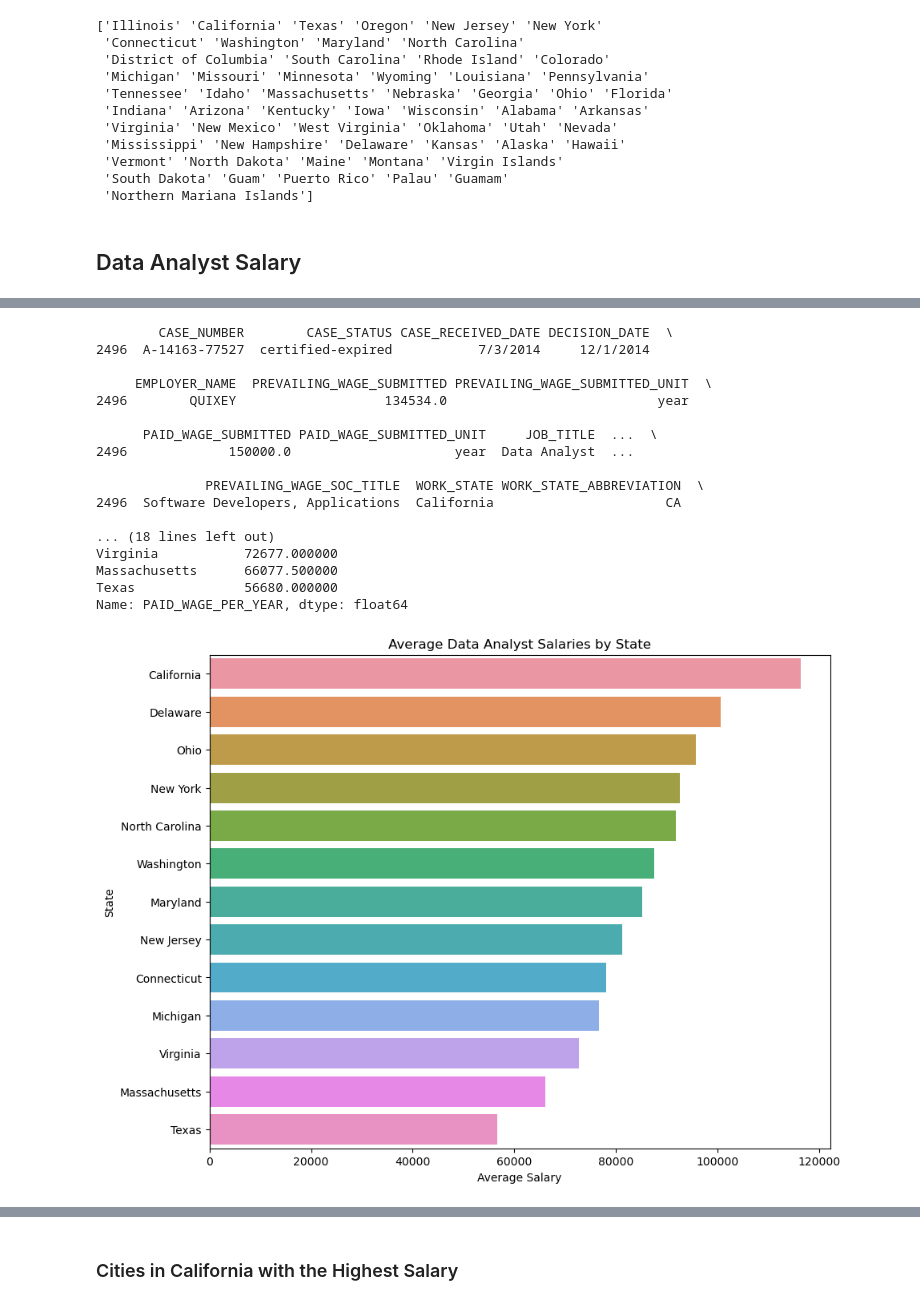
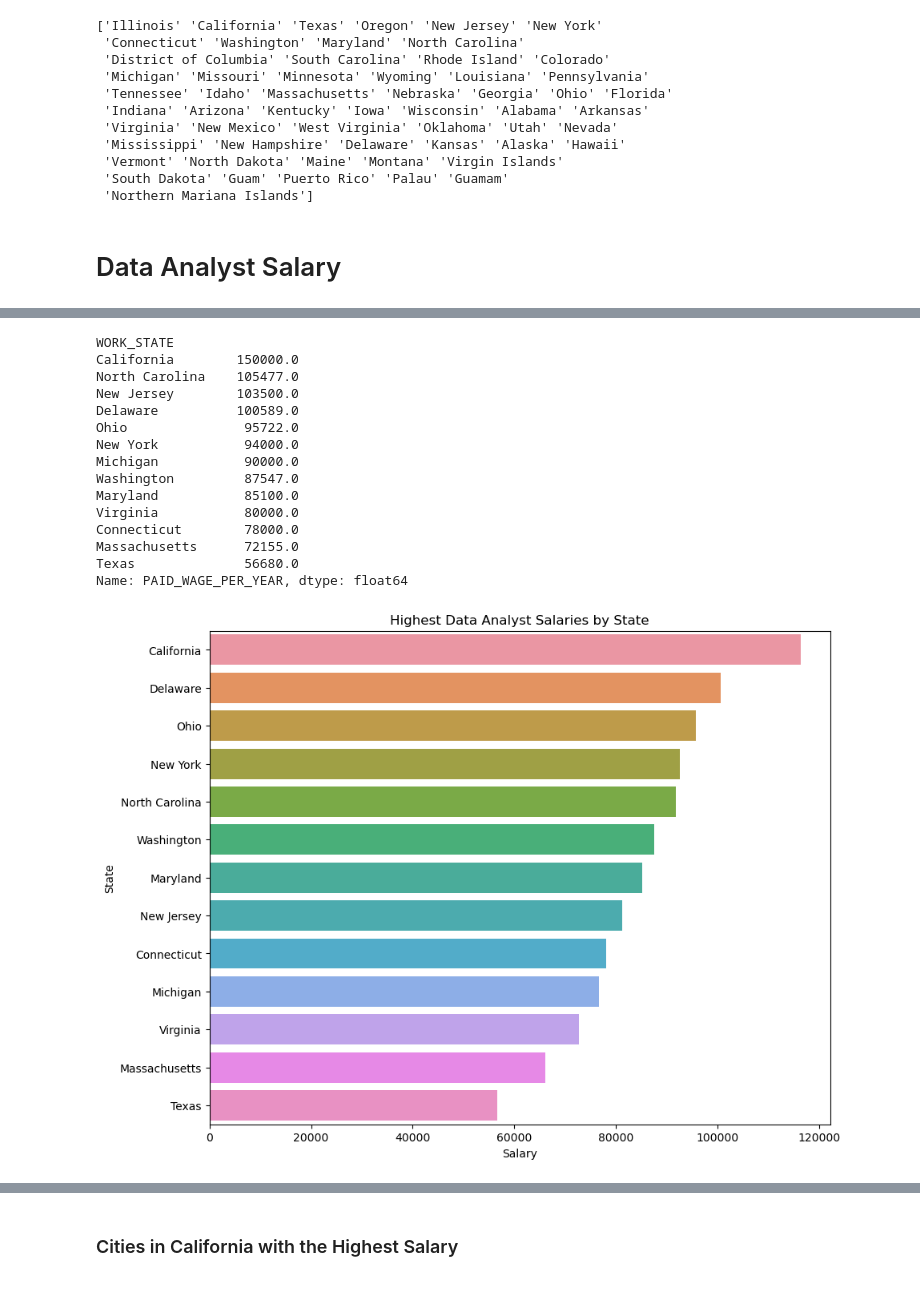
Before and after one commit to kimsean-pen/DS311-Data-Group-Project-, a Jupyter notebook: salary data file/Objective 2 - Comparing Salary Between State.ipynb, the cells around one changed output, grey strips where cells are left out. Drawn from its saved outputs; the diff is of its cells as text; code cells hidden in the pictures.

```diff
--- a/salary data file/Objective 2 - Comparing Salary Between State.ipynb
+++ b/salary data file/Objective 2 - Comparing Salary Between State.ipynb
@@ -61,7 +61,7 @@ print(different_states)
  'South Dakota' 'Guam' 'Puerto Rico' 'Palau' 'Guamam'
  'Northern Mariana Islands']
 # %% [markdown]
-## Data Analyst Salary
+# Data Analyst Salary
 # %%
 data_analyst_jobs = salary_data[salary_data["JOB_TITLE"]=="Data Analyst"]
 print(data_analyst_jobs)
@@ -84,41 +84,38 @@ print(data_analyst_jobs)
 
 [30 rows x 27 columns]
 # %%
-highest_paid_data_analyst_salary = data_analyst_jobs[data_analyst_jobs['PAID_WAGE_PER_YEAR'] == data_analyst_jobs['PAID_WAGE_PER_YEAR'].max()]
-print(highest_paid_data_analyst_salary)
+
 
 data_analyst_jobs = salary_data[salary_data['JOB_TITLE'] == 'Data Analyst']
 
-average_data_analyst_salary = data_analyst_jobs.groupby('WORK_STATE')['PAID_WAGE_PER_YEAR'].mean().sort_values(ascending=False)
+highest_data_analyst_salary = data_analyst_jobs.groupby('WORK_STATE')['PAID_WAGE_PER_YEAR'].max().sort_values(ascending=False)
 
-print(average_data_analyst_salary)
+print(highest_data_analyst_salary)
 # %% [output]
-        CASE_NUMBER        CASE_STATUS CASE_RECEIVED_DATE DECISION_DATE  \
-2496  A-14163-77527  certified-expired           7/3/2014     12/1/2014
-
-     EMPLOYER_NAME  PREVAILING_WAGE_SUBMITTED PREVAILING_WAGE_SUBMITTED_UNIT  \
-2496        QUIXEY                   134534.0                           year
-
-      PAID_WAGE_SUBMITTED PAID_WAGE_SUBMITTED_UNIT     JOB_TITLE  ...  \
-2496             150000.0                     year  Data Analyst  ...
-
-              PREVAILING_WAGE_SOC_TITLE  WORK_STATE WORK_STATE_ABBREVIATION  \
-2496  Software Developers, Applications  California                      CA
-
-... (18 lines left out)
-Virginia           72677.000000
-Massachusetts      66077.500000
-Texas              56680.000000
+WORK_STATE
+California        150000.0
+North Carolina    105477.0
+New Jersey        103500.0
+Delaware          100589.0
+Ohio               95722.0
+New York           94000.0
+Michigan           90000.0
+Washington         87547.0
+Maryland           85100.0
+Virginia           80000.0
+Connecticut        78000.0
+Massachusetts      72155.0
+Texas              56680.0
 Name: PAID_WAGE_PER_YEAR, dtype: float64
 # %%
 # Create a bar plot
 plt.figure(figsize=(10,8))
 sns.barplot(x=average_salaries.values, y=average_salaries.index)
-plt.xlabel('Average Salary')
+plt.xlabel('Salary')
 plt.ylabel('State')
-plt.title('Average Data Analyst Salaries by State')
+plt.title('Highest Data Analyst Salaries by State')
 plt.show()
 # %% [output]
-[figure, old version]
+[figure, new version]
 # %% [markdown]
 ### States with the Highest Paying Salary for Data Analytics
```
Also changed, not shown: parts of 10 cells of this notebook.
